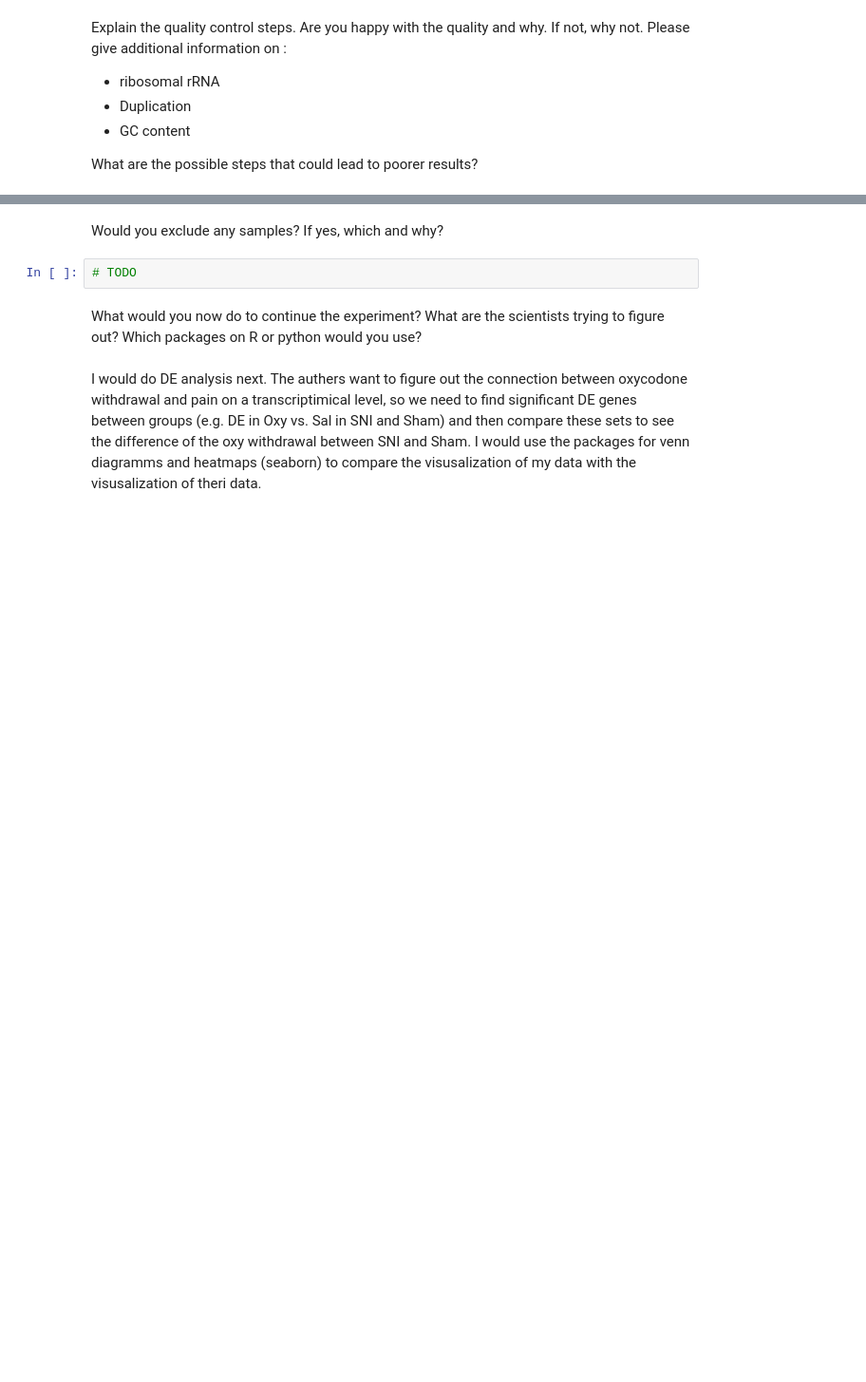
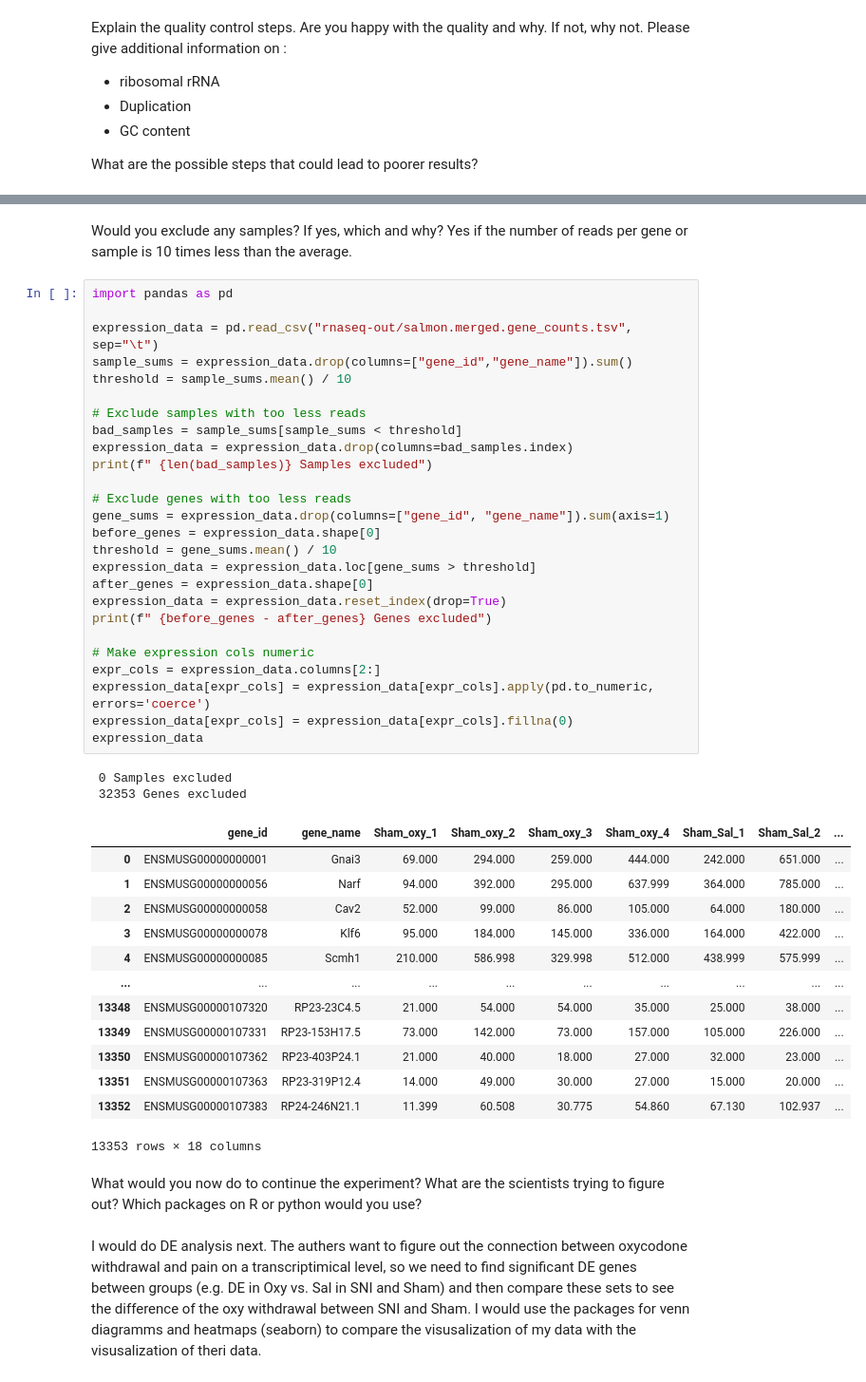
Before and after one commit to xXFloBaerXx/computational-workflows-2025, a Jupyter notebook: notebooks/day_02/day_02_part2.ipynb, the cells around one changed output, grey strips where cells are left out. Shown at 95% size. Saved outputs shown, nothing was run; the diff lists cells and outputs as text; blank space fills up the shorter version.

```diff
--- a/notebooks/day_02/day_02_part2.ipynb
+++ b/notebooks/day_02/day_02_part2.ipynb
@@ -135,7 +150,47 @@ TODO
 # %% [markdown]
-Would you exclude any samples? If yes, which and why?
+Would you exclude any samples? If yes, which and why? Yes if the number of reads per gene or sample is 10 times less than the average.
-# %%
-# TODO
+# %%
+import pandas as pd
+
+expression_data = pd.read_csv("rnaseq-out/salmon.merged.gene_counts.tsv", sep="\t")
+sample_sums = expression_data.drop(columns=["gene_id","gene_name"]).sum()
+threshold = sample_sums.mean() / 10
+
+# Exclude samples with too less reads
+bad_samples = sample_sums[sample_sums < threshold]
+expression_data = expression_data.drop(columns=bad_samples.index)
+print(f" {len(bad_samples)} Samples excluded")
+
+# Exclude genes with too less reads
+gene_sums = expression_data.drop(columns=["gene_id", "gene_name"]).sum(axis=1)
+before_genes = expression_data.shape[0]
+threshold = gene_sums.mean() / 10
+expression_data = expression_data.loc[gene_sums > threshold]
+after_genes = expression_data.shape[0]
+expression_data = expression_data.reset_index(drop=True)
+print(f" {before_genes - after_genes} Genes excluded")
+
+# Make expression cols numeric
+expr_cols = expression_data.columns[2:]
+expression_data[expr_cols] = expression_data[expr_cols].apply(pd.to_numeric, errors='coerce')
+expression_data[expr_cols] = expression_data[expr_cols].fillna(0)
+expression_data
+# %% [output]
+ 0 Samples excluded
+ 32353 Genes excluded
+|  | gene_id | gene_name | Sham_oxy_1 | Sham_oxy_2 | Sham_oxy_3 | Sham_oxy_4 | Sham_Sal_1 | Sham_Sal_2 | ... |
+| 0 | ENSMUSG00000000001 | Gnai3 | 69.000 | 294.000 | 259.000 | 444.000 | 242.000 | 651.000 | ... |
+| 1 | ENSMUSG00000000056 | Narf | 94.000 | 392.000 | 295.000 | 637.999 | 364.000 | 785.000 | ... |
+| 2 | ENSMUSG00000000058 | Cav2 | 52.000 | 99.000 | 86.000 | 105.000 | 64.000 | 180.000 | ... |
+| 3 | ENSMUSG00000000078 | Klf6 | 95.000 | 184.000 | 145.000 | 336.000 | 164.000 | 422.000 | ... |
+| 4 | ENSMUSG00000000085 | Scmh1 | 210.000 | 586.998 | 329.998 | 512.000 | 438.999 | 575.999 | ... |
+| ... | ... | ... | ... | ... | ... | ... | ... | ... | ... |
+| 13348 | ENSMUSG00000107320 | RP23-23C4.5 | 21.000 | 54.000 | 54.000 | 35.000 | 25.000 | 38.000 | ... |
+| 13349 | ENSMUSG00000107331 | RP23-153H17.5 | 73.000 | 142.000 | 73.000 | 157.000 | 105.000 | 226.000 | ... |
+| 13350 | ENSMUSG00000107362 | RP23-403P24.1 | 21.000 | 40.000 | 18.000 | 27.000 | 32.000 | 23.000 | ... |
+| 13351 | ENSMUSG00000107363 | RP23-319P12.4 | 14.000 | 49.000 | 30.000 | 27.000 | 15.000 | 20.000 | ... |
+| 13352 | ENSMUSG00000107383 | RP24-246N21.1 | 11.399 | 60.508 | 30.775 | 54.860 | 67.130 | 102.937 | ... |
+13353 rows × 18 columns
 # %% [markdown]
 What would you now do to continue the experiment? What are the scientists trying to figure out? Which packages on R or python would you use?
 # %% [markdown]
```
Also changed, not shown: parts of 6 cells of this notebook.
